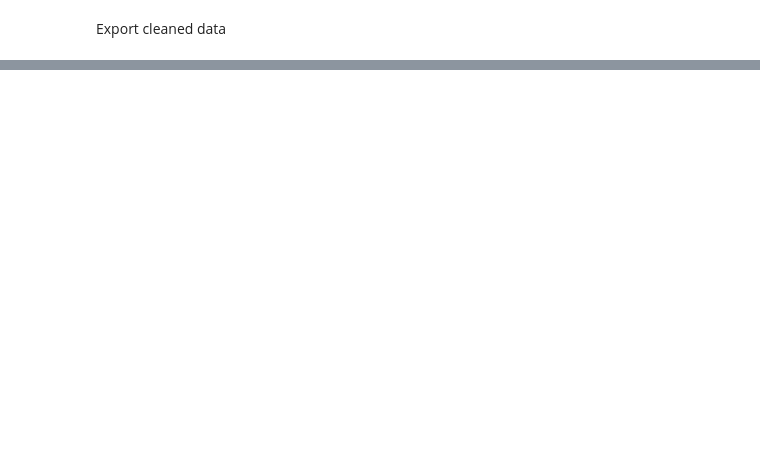
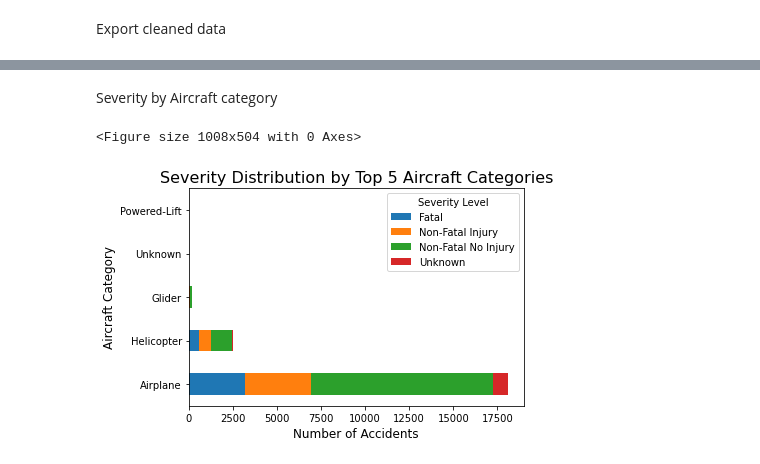
Before and after one commit to danielowuor/phase1project, a Jupyter notebook: project.ipynb, the cells around one changed output, grey strips where cells are left out. Cells and saved outputs as stored; diff of their text form; code cells hidden in the pictures; blank space fills up the shorter version.

```diff
--- a/project.ipynb
+++ b/project.ipynb
@@ -249,0 +320,19 @@ df_clean.to_csv('aviation_data_cleaned.csv', index=False)
+# %% [markdown]
+Severity by Aircraft category
+# %%
+category_severity = df_clean.groupby(['Aircraft.Category', 'Severity.Category']).size().unstack().fillna(0)
+# Get top 5 categories
+top_categories = df_clean['Aircraft.Category'].value_counts().head(5).index
+category_severity_top = category_severity.loc[top_categories]
+
+# Plot stacked bar chart
+plt.figure(figsize=(14, 7))
+category_severity_top.plot(kind='barh', stacked=True)
+plt.title('Severity Distribution by Top 5 Aircraft Categories', fontsize=16)
+plt.xlabel('Number of Accidents', fontsize=12)
+plt.ylabel('Aircraft Category', fontsize=12)
+plt.legend(title='Severity Level')
+plt.show()
+# %% [output]
+<Figure size 1008x504 with 0 Axes>
+[figure, added]
```
Also changed, not shown: parts of 24 cells of this notebook.
